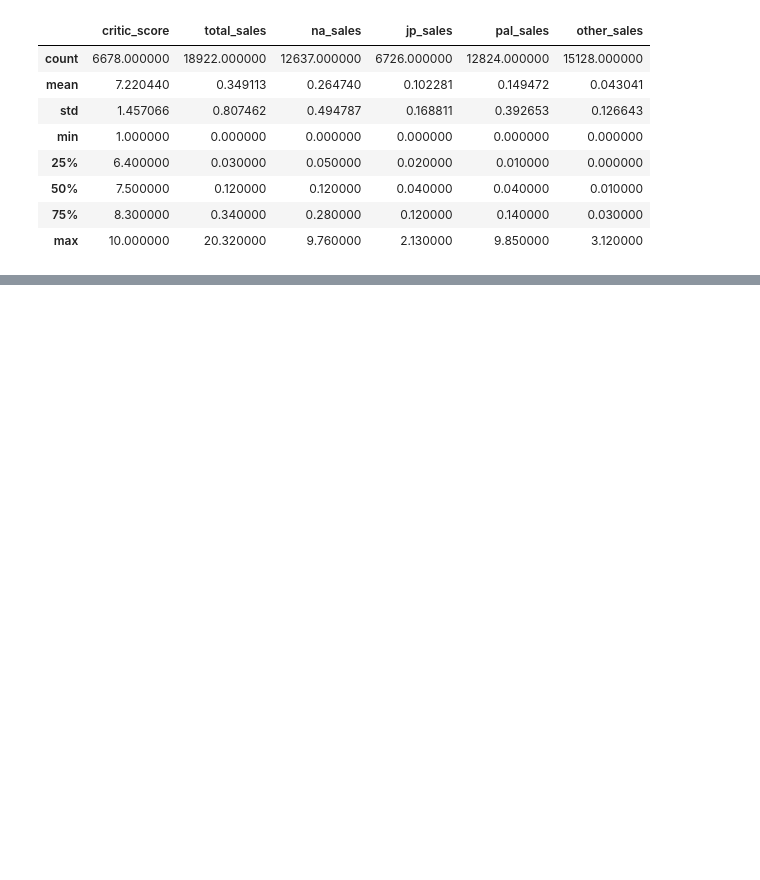
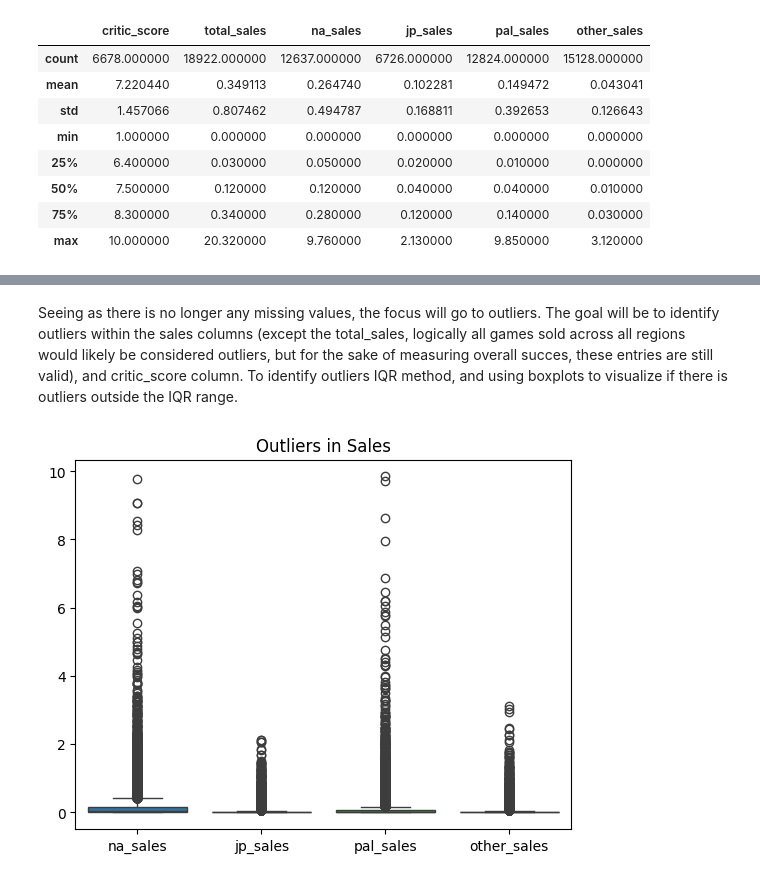
Before and after one commit to pelle112112/OLA1, a Jupyter notebook: Code/task1.ipynb, the cells around one changed output, grey strips where cells are left out. Saved outputs shown, nothing was run; the diff lists cells and outputs as text; code cells hidden in the pictures; blank space fills up the shorter version.

```diff
--- a/Code/task1.ipynb
+++ b/Code/task1.ipynb
@@ -70,0 +198,6 @@ It is also interesting that the title show the same game can have multiple entri
+# %%
+median_per_genre = cleanData.groupby('genre')['critic_score'].transform('median')
+
+cleanData['critic_score'] = cleanData['critic_score'].fillna(value=median_per_genre)
+
+cleanData.isnull().sum()
@@ -70,0 +218,8 @@ It is also interesting that the title show the same game can have multiple entri
+# %% [markdown]
+Seeing as there is no longer any missing values, the focus will go to outliers. The goal will be to identify outliers within the sales columns (except the total_sales, logically all games sold across all regions would likely be considered outliers, but for the sake of measuring overall succes, these entries are still valid), and critic_score column. To identify outliers IQR method, and using boxplots to visualize if there is outliers outside the IQR range.
+# %%
+sns.boxplot(data=cleanData[['na_sales', 'jp_sales', 'pal_sales', 'other_sales']])
+plt.title('Outliers in Sales')
+plt.show()
+# %% [output]
+[figure, added]
```
Also changed, not shown: parts of 16 cells of this notebook.
